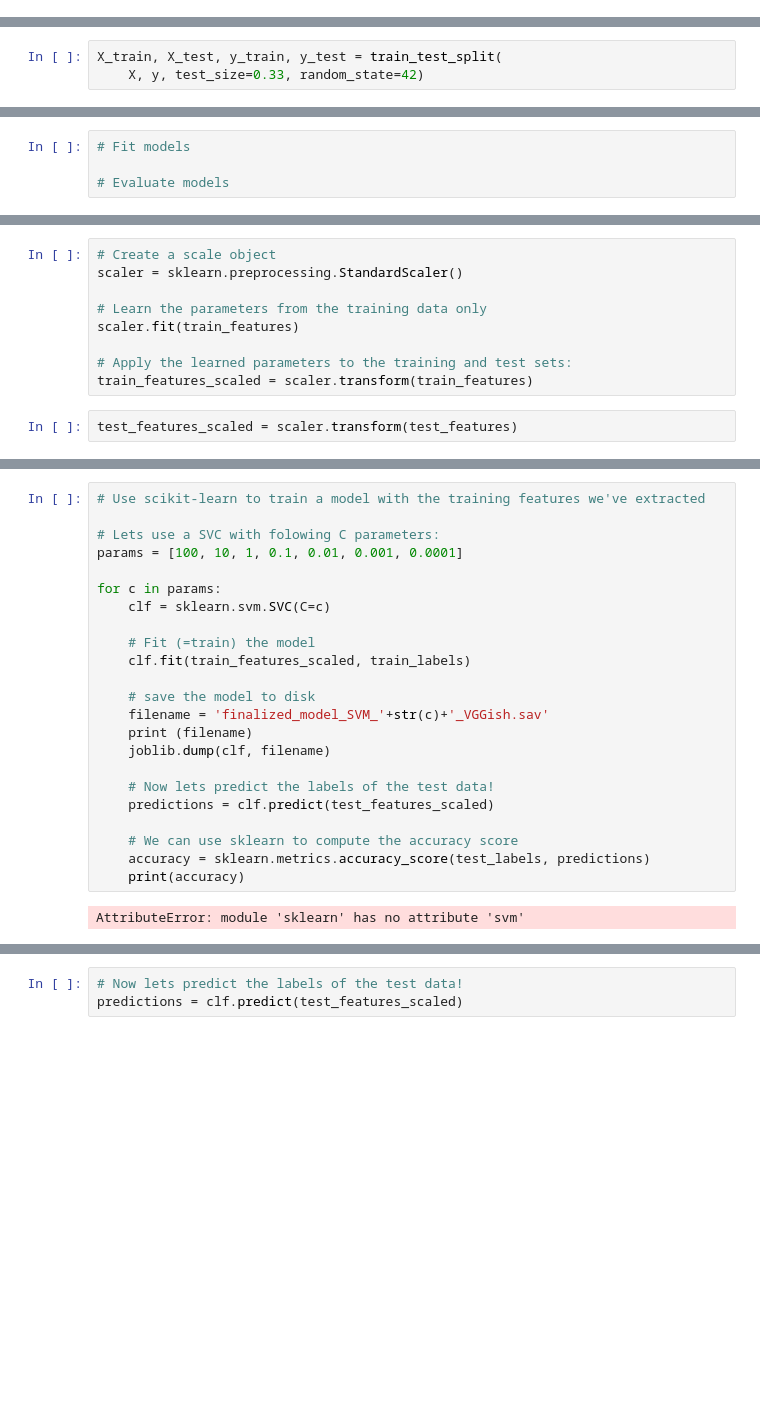
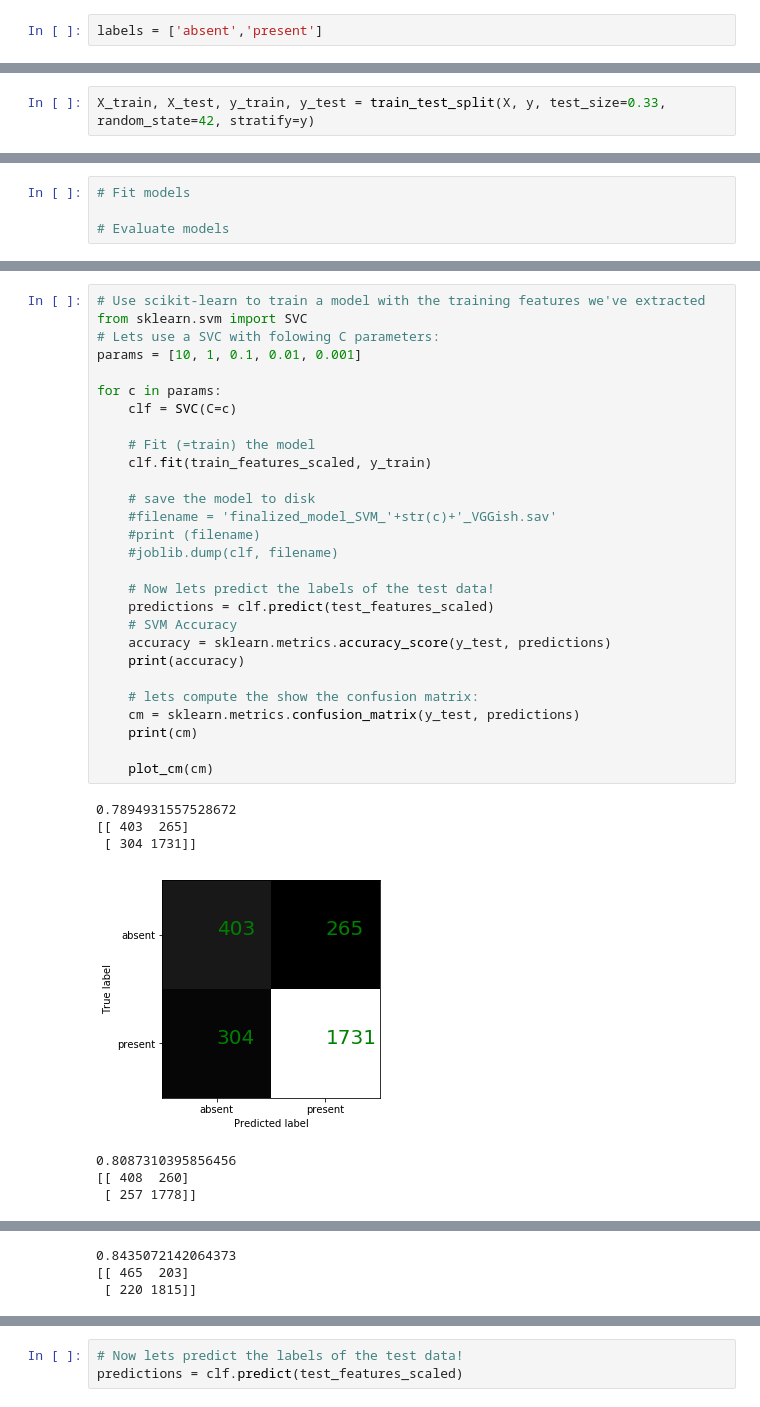
Before and after one commit to shayenne/vocaldetection, a Jupyter notebook: scripts/TrainModels_SVD.ipynb, the cells around one changed output, grey strips where cells are left out. Cells and saved outputs as stored; diff of their text form; blank space fills up the shorter version.

Commit message:
Evaluate SVD with MFCC
Trained SVDs over Random Forest and SVM using MFCCs
as main audio descriptors.

Signed-off-by: Shayenne Moura <shayenneluzmoura@gmail.com>

```diff
--- a/scripts/TrainModels_SVD.ipynb
+++ b/scripts/TrainModels_SVD.ipynb
@@ -10,3 +13,5 @@ import numpy as np
+# %%
+labels = ['absent','present']
 # %%
 # Read features and labels
 FEAT_PATH = os.environ["FEAT_PATH"]
@@ -90,8 +76,7 @@ array([ 1.07115547e+02, -3.47272873e+01,  1.57313881e+01, -7.95158529e+00,
 from sklearn.model_selection import train_test_split
 from matplotlib import pyplot as plt
 # %%
-X_train, X_test, y_train, y_test = train_test_split(
-    X, y, test_size=0.33, random_state=42)
+X_train, X_test, y_train, y_test = train_test_split(X, y, test_size=0.33, random_state=42, stratify=y)
 # %%
 from sklearn.model_selection import KFold # import KFold
 seed = 7
@@ -133,11 +127,0 @@ X.shape
-# %%
-# Create a scale object
-scaler = sklearn.preprocessing.StandardScaler()
-
-# Learn the parameters from the training data only
-scaler.fit(train_features)
-
-# Apply the learned parameters to the training and test sets:
-train_features_scaled = scaler.transform(train_features)
-# %%
-test_features_scaled = scaler.transform(test_features)
@@ -150,25 +187,36 @@ joblib.dump(scaler, filename)
 # %%
 # Use scikit-learn to train a model with the training features we've extracted
-
+from sklearn.svm import SVC
 # Lets use a SVC with folowing C parameters:
-params = [100, 10, 1, 0.1, 0.01, 0.001, 0.0001]
+params = [10, 1, 0.1, 0.01, 0.001]
 
 for c in params:
-    clf = sklearn.svm.SVC(C=c)
+    clf = SVC(C=c)
 
     # Fit (=train) the model
-    clf.fit(train_features_scaled, train_labels)
+    clf.fit(train_features_scaled, y_train)
 
     # save the model to disk
-    filename = 'finalized_model_SVM_'+str(c)+'_VGGish.sav'
-    print (filename)
-    joblib.dump(clf, filename)
+    #filename = 'finalized_model_SVM_'+str(c)+'_VGGish.sav'
+    #print (filename)
+    #joblib.dump(clf, filename)
 
     # Now lets predict the labels of the test data!
     predictions = clf.predict(test_features_scaled)
+    # SVM Accuracy
+    accuracy = sklearn.metrics.accuracy_score(y_test, predictions)
+    print(accuracy)
 
-    # We can use sklearn to compute the accuracy score
-    accuracy = sklearn.metrics.accuracy_score(test_labels, predictions)
-    print(accuracy)
+    # lets compute the show the confusion matrix:
+    cm = sklearn.metrics.confusion_matrix(y_test, predictions)
+    print(cm)
+
+    plot_cm(cm)
 # %% [output]
-AttributeError: module 'sklearn' has no attribute 'svm'
+0.7894931557528672
+[[ 403  265]
+ [ 304 1731]]
+[figure, added]
+0.8087310395856456
+[[ 408  260]
+ [ 257 1778]]
@@ -174,0 +224,3 @@ AttributeError: module 'sklearn' has no attribute 'svm'
+0.8435072142064373
+[[ 465  203]
+ [ 220 1815]]
```
Also changed, not shown: parts of 30 cells of this notebook.
